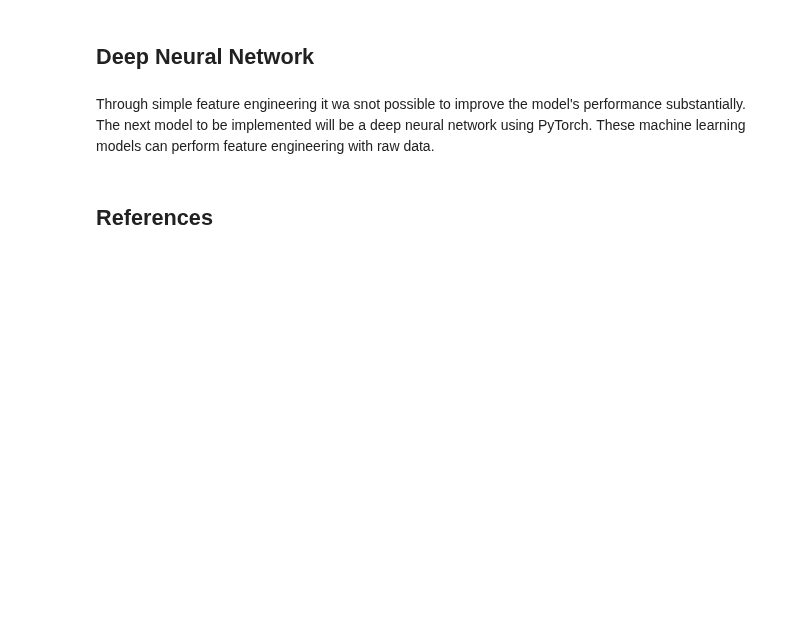
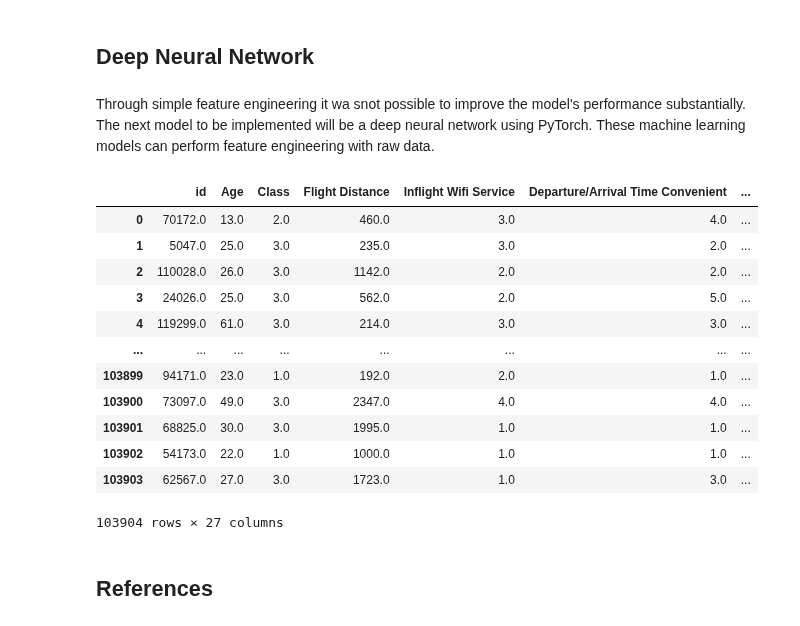
Before and after one commit to alexandra-pritoula/airline_passenger_satisfaction, a Jupyter notebook: Notebooks/model_training_and_evaluation.ipynb, the cells around one changed output. Drawn from its saved outputs; the diff is of its cells as text; code cells hidden in the pictures; blank space fills up the shorter version.

```diff
--- a/Notebooks/model_training_and_evaluation.ipynb
+++ b/Notebooks/model_training_and_evaluation.ipynb
@@ -703,6 +743,22 @@ else:
 Through simple feature engineering it wa snot possible to improve the model's performance substantially. The next model to be implemented will be a deep neural network using PyTorch. These machine learning models can perform feature engineering with raw data.
 # %%
 non_applicable_imputed = pd.read_pickle('../Data/Preprocessed/non_applicable_imputed.pkl')
+# %%
+non_applicable_imputed
+# %% [output]
+|  | id | Age | Class | Flight Distance | Inflight Wifi Service | Departure/Arrival Time Convenient | ... |
+| 0 | 70172.0 | 13.0 | 2.0 | 460.0 | 3.0 | 4.0 | ... |
+| 1 | 5047.0 | 25.0 | 3.0 | 235.0 | 3.0 | 2.0 | ... |
+| 2 | 110028.0 | 26.0 | 3.0 | 1142.0 | 2.0 | 2.0 | ... |
+| 3 | 24026.0 | 25.0 | 3.0 | 562.0 | 2.0 | 5.0 | ... |
+| 4 | 119299.0 | 61.0 | 3.0 | 214.0 | 3.0 | 3.0 | ... |
+| ... | ... | ... | ... | ... | ... | ... | ... |
+| 103899 | 94171.0 | 23.0 | 1.0 | 192.0 | 2.0 | 1.0 | ... |
+| 103900 | 73097.0 | 49.0 | 3.0 | 2347.0 | 4.0 | 4.0 | ... |
+| 103901 | 68825.0 | 30.0 | 3.0 | 1995.0 | 1.0 | 1.0 | ... |
+| 103902 | 54173.0 | 22.0 | 1.0 | 1000.0 | 1.0 | 1.0 | ... |
+| 103903 | 62567.0 | 27.0 | 3.0 | 1723.0 | 1.0 | 3.0 | ... |
+103904 rows × 27 columns
 # %% [markdown]
 ## References
 # %% [markdown]
```
Also changed, not shown: parts of 20 cells of this notebook, 7 other files.
